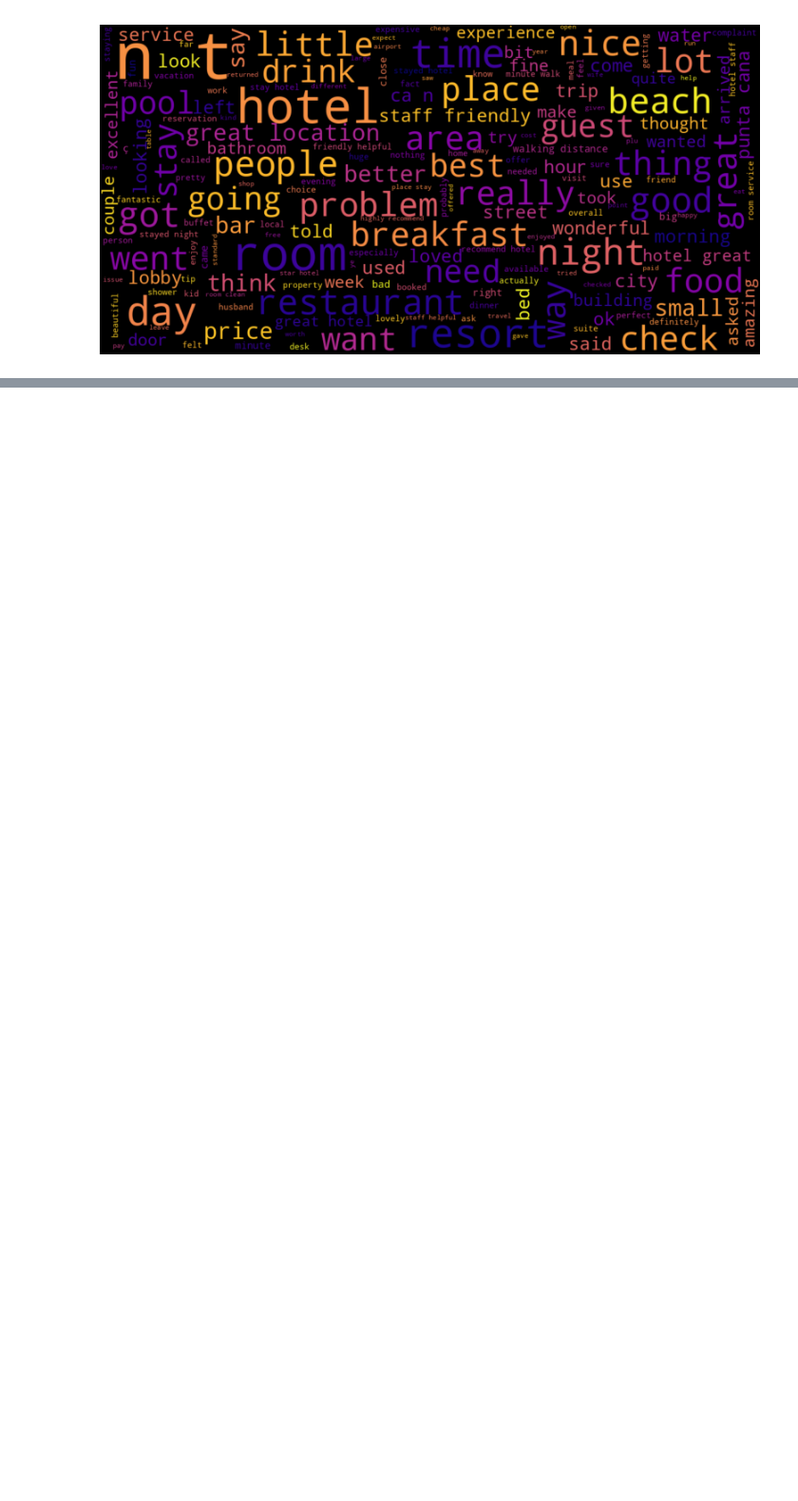
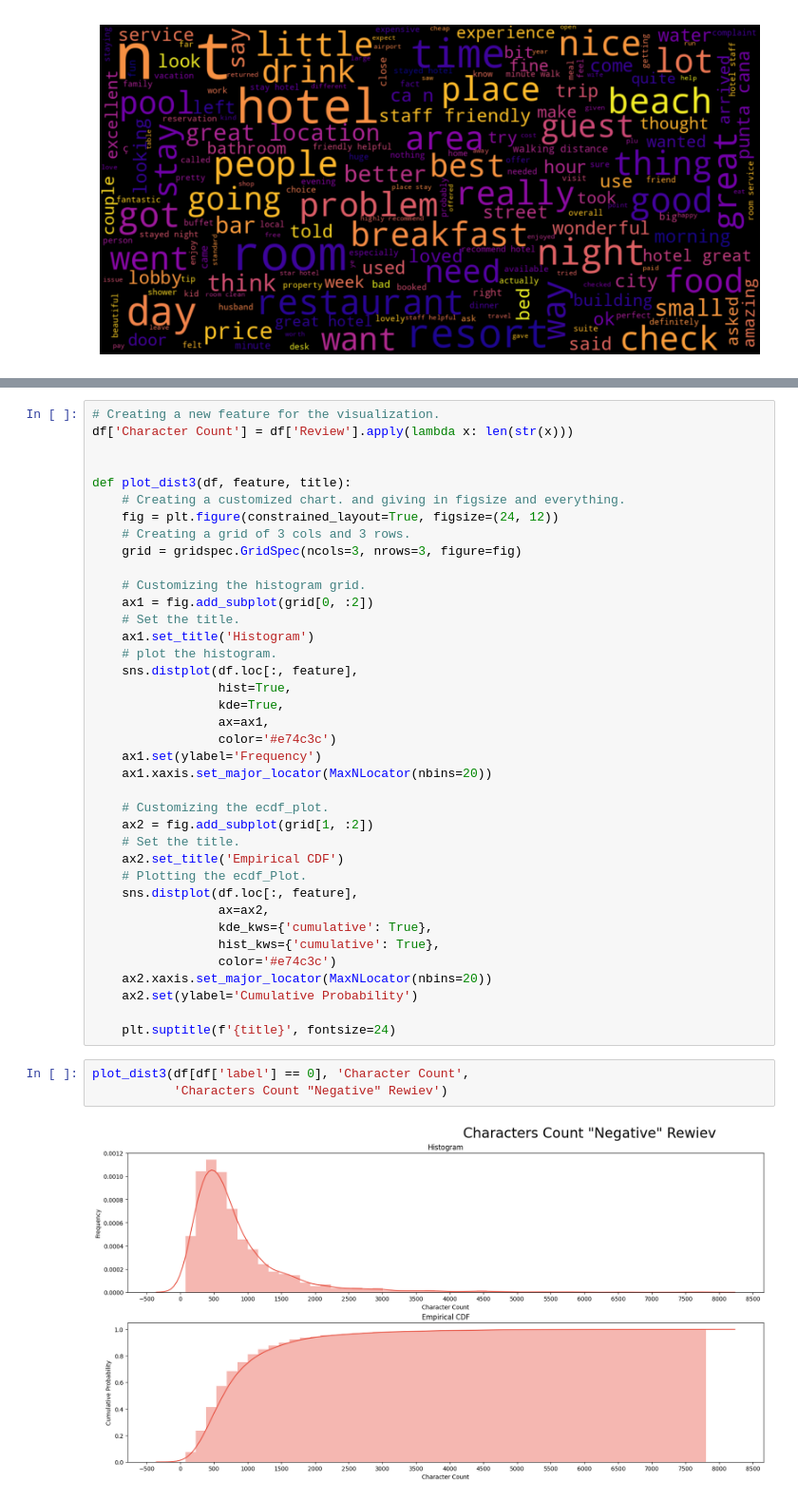
Before and after one commit to hodades/Mastering-Sentiment-Analysis-with-Transformers-An-In-Depth-Guide, a Jupyter notebook: Mastering_Sentiment_Analysis_with_Transformers_An_In_Depth_Guide.ipynb, the cells around one changed output, grey strips where cells are left out. Shown at 95% size. Cells and saved outputs as stored; diff of their text form; blank space fills up the shorter version.

```diff
--- a/Mastering_Sentiment_Analysis_with_Transformers_An_In_Depth_Guide.ipynb
+++ b/Mastering_Sentiment_Analysis_with_Transformers_An_In_Depth_Guide.ipynb
@@ -443,0 +560,43 @@ show_wordcloud(df["Review"].values)
+# %%
+# Creating a new feature for the visualization.
+df['Character Count'] = df['Review'].apply(lambda x: len(str(x)))
+
+
+def plot_dist3(df, feature, title):
+    # Creating a customized chart. and giving in figsize and everything.
+    fig = plt.figure(constrained_layout=True, figsize=(24, 12))
+    # Creating a grid of 3 cols and 3 rows.
+    grid = gridspec.GridSpec(ncols=3, nrows=3, figure=fig)
+
+    # Customizing the histogram grid.
+    ax1 = fig.add_subplot(grid[0, :2])
+    # Set the title.
+    ax1.set_title('Histogram')
+    # plot the histogram.
+    sns.distplot(df.loc[:, feature],
+                 hist=True,
+                 kde=True,
+                 ax=ax1,
+                 color='#e74c3c')
+    ax1.set(ylabel='Frequency')
+    ax1.xaxis.set_major_locator(MaxNLocator(nbins=20))
+
+    # Customizing the ecdf_plot.
+    ax2 = fig.add_subplot(grid[1, :2])
+    # Set the title.
+    ax2.set_title('Empirical CDF')
+    # Plotting the ecdf_Plot.
+    sns.distplot(df.loc[:, feature],
+                 ax=ax2,
+                 kde_kws={'cumulative': True},
+                 hist_kws={'cumulative': True},
+                 color='#e74c3c')
+    ax2.xaxis.set_major_locator(MaxNLocator(nbins=20))
+    ax2.set(ylabel='Cumulative Probability')
+
+    plt.suptitle(f'{title}', fontsize=24)
+# %%
+plot_dist3(df[df['label'] == 0], 'Character Count',
+           'Characters Count "Negative" Rewiev')
+# %% [output]
+[figure, added]
```
Also changed, not shown: parts of 30 cells of this notebook.
